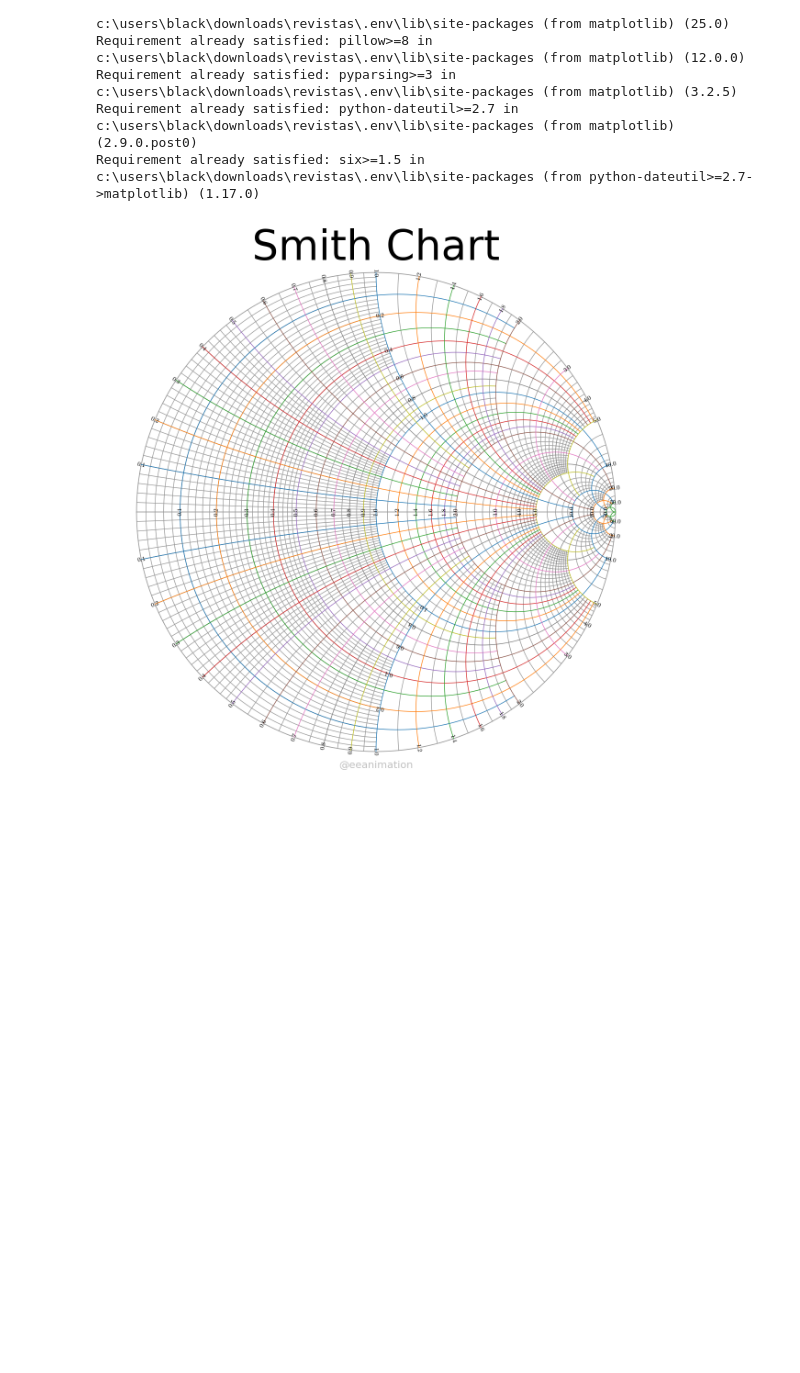
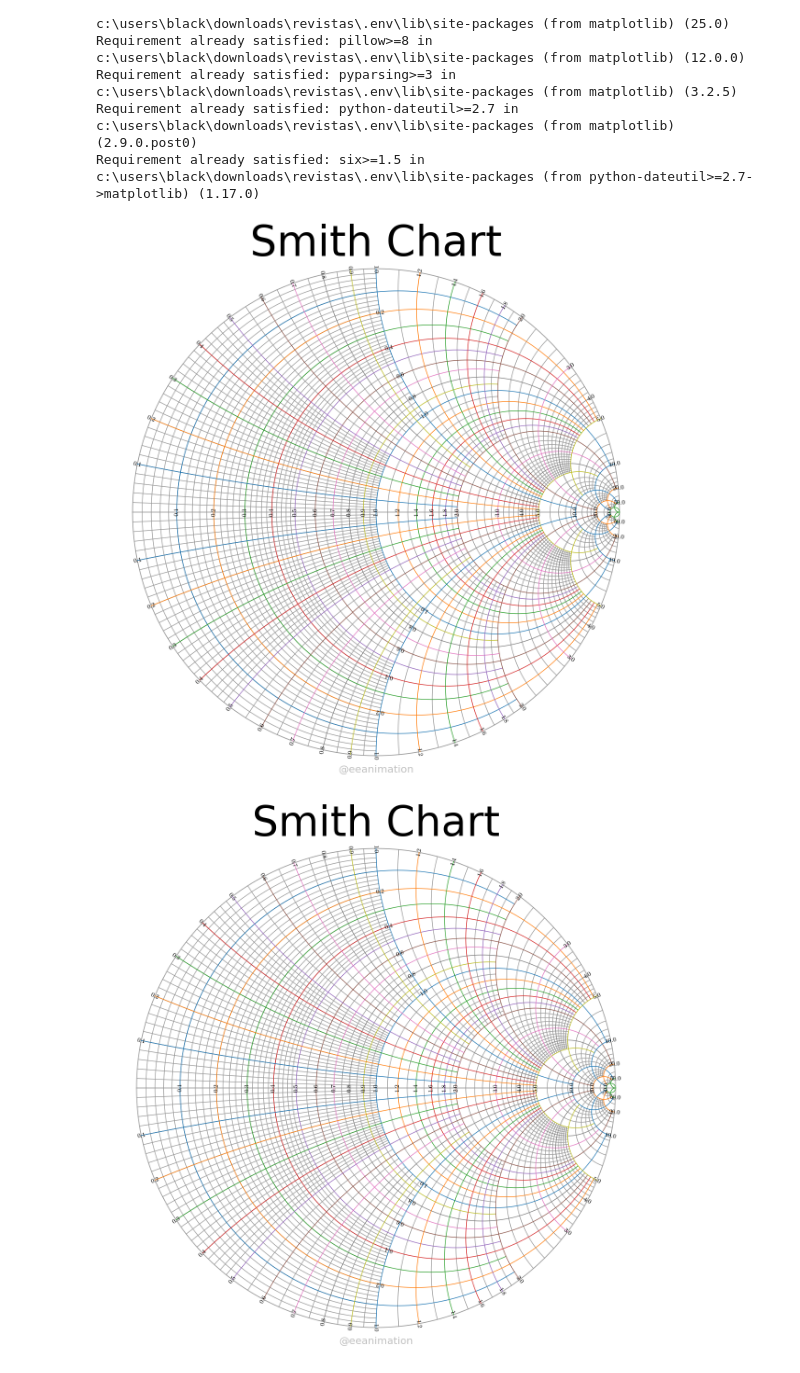
Before and after one commit to PIBSAS/webclub, a Jupyter notebook: notebooks/100_SmithChart_annotated.ipynb, the cells around one changed output. Saved outputs shown, nothing was run; the diff lists cells and outputs as text; code cells hidden in the pictures; blank space fills up the shorter version.

```diff
--- a/notebooks/100_SmithChart_annotated.ipynb
+++ b/notebooks/100_SmithChart_annotated.ipynb
@@ -26,31 +26,34 @@ from matplotlib import pyplot,cm; import numpy as np
 pyplot.rcParams.update({'font.family':"sans serif",'mathtext.fontset':'cm'})
 
 c2ir = lambda z: (np.array(z).real,np.array(z).imag)
 f = lambda z: (z-1)/(z+1)
 ph=lambda z: np.angle(1/(z+1)**2,deg=True)
 
 Npts=500;y=np.linspace(-1,1,Npts);x=np.linspace(0,1,Npts)
 cl = list(cm.tab10.colors) #colors of lines
 fig = pyplot.figure(figsize=([12,12]))
 ax= fig.add_axes([0,0,1,1],xlim=[-1.15,1.15],ylim=[-1.1,1.2]);ax.axis('off')
 ax.text(0,1.1,'Smith Chart',size=65,ha='center',va='center')
 ax.plot(*c2ir(np.exp(1j*np.linspace(0,2*np.pi,Npts))),c='.6',lw=1.2) #the outer circle
 ax.plot(*c2ir([-1,1]),c='.6',lw=1.2) #the horizontal line
 
 zr = [.1*(k+1)for k in range(10)]+[1.2,1.4,1.6,1.8,2,3,4,5,10,20,50] #major grids
 ym = [2,  5]*4+[2,10]+ [5]*4+[20,10]*2+[50,50,1000]
 [ax.plot(*c2ir(f(zr[k]+1j*ym[k]*y)),lw=1,c=cl[k%9])for k in range(len(zr))] #re=zr
 [ax.plot(*c2ir(f(ym[k]*x+(-1)**i*1j*zr[k])),lw=1,c=cl[k%9])for k in range(len(zr)) for i in range(2)] #im=zr
 [ax.text(*c2ir(f(zr[k])),rf'${zr[k]:.1f}$',rotation=ph(zr[k])+90,ha='center',va='center')for k in range(len(zr))]
 [ax.text(*c2ir(f(zr[2*k+1]+1j*(-1)**i)),rf'${zr[k*2+1]:.1f}$',rotation=ph(zr[2*k]+1j*(-1)**i)+90,ha='center',va='center')for k in range(5) for i in range(2)]
 [ax.text(*c2ir(f(zr[k]*1j*(-1)**i)),rf'${zr[k]:.1f}$',rotation=(ph(zr[k]*1j*(-1)**i)+90)%180-90,ha='center',va='center')for k in range(len(zr)) for i in range(2)]
 
 zr1=[.02*(k+1) for k in range(24)] + [[.55,1.1][i]+[.1,.2][i]*k for i in range(2) for k in range(5)]
 zr1 += [[2.2,3.2,4.2,6,12][i]+[.2,.2,.2,1,2][i]*k for i in range(5) for k in range(4)]+[30,40]
 ym1=[1]*29+[2]*5 +[5]*12+[20,10,20,10]+[20]*4+[50]*2
 [ax.plot(*c2ir(f(zr1[k]+1j*ym1[k]*y)),lw=1,c='.6',zorder=-3)for k in range(len(zr1))] #re=zr1
 [ax.plot(*c2ir(f(ym1[k]*x+(-1)**i*1j*zr1[k])),lw=1,c='.6',zorder=-3)for k in range(len(zr1)) for i in range(2)] #im=zr1
 ax.text(np.average(ax.get_xlim()),ax.get_ylim()[0]*.99+ax.get_ylim()[1]*.01,r'@eeanimation',size=16,c='.2',alpha=.3,ha='center',va='bottom')
 fig.savefig('SmithChart.png')
+from IPython.display import Image, display
+display(Image(filename="SmithChart.png"))
 # %% [output]
-[figure, old version]
+[figure, new version]
+[figure, added]
```
